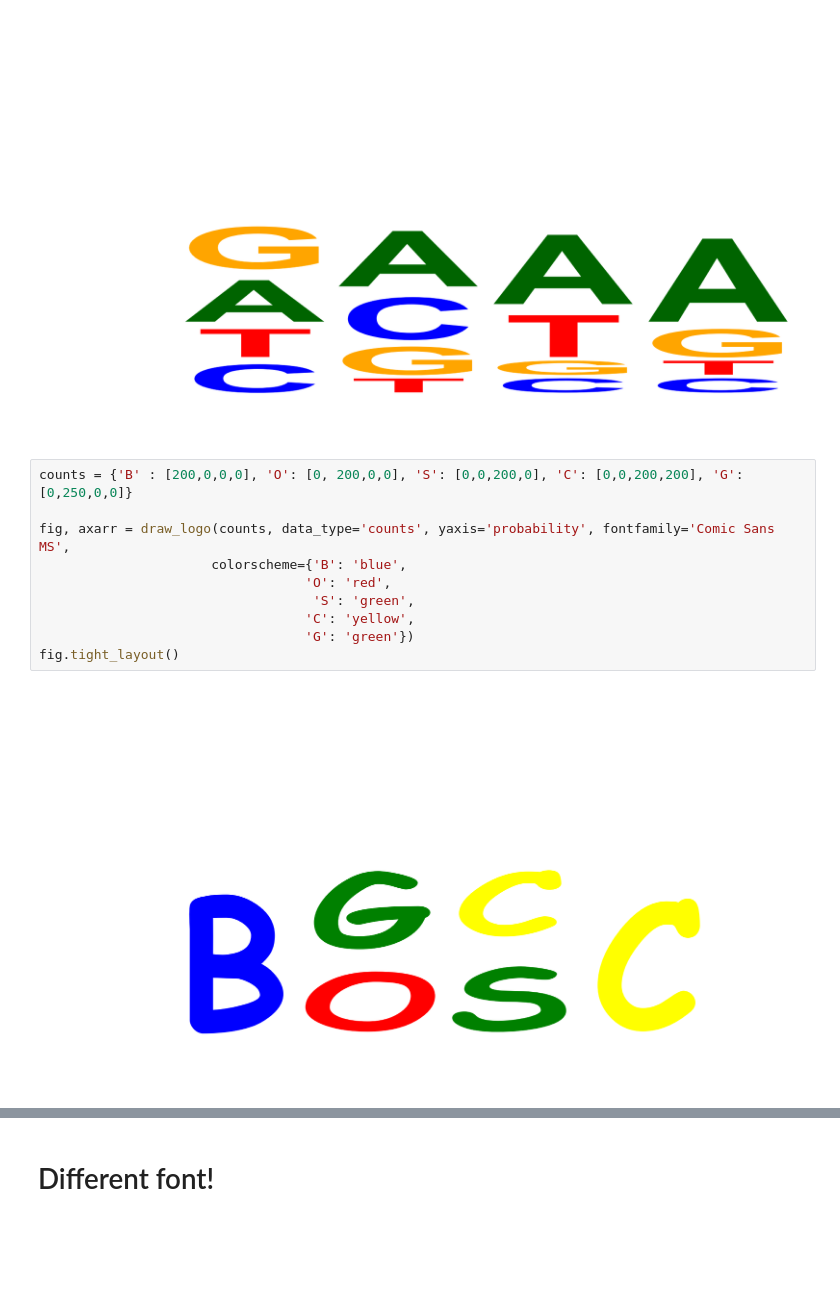
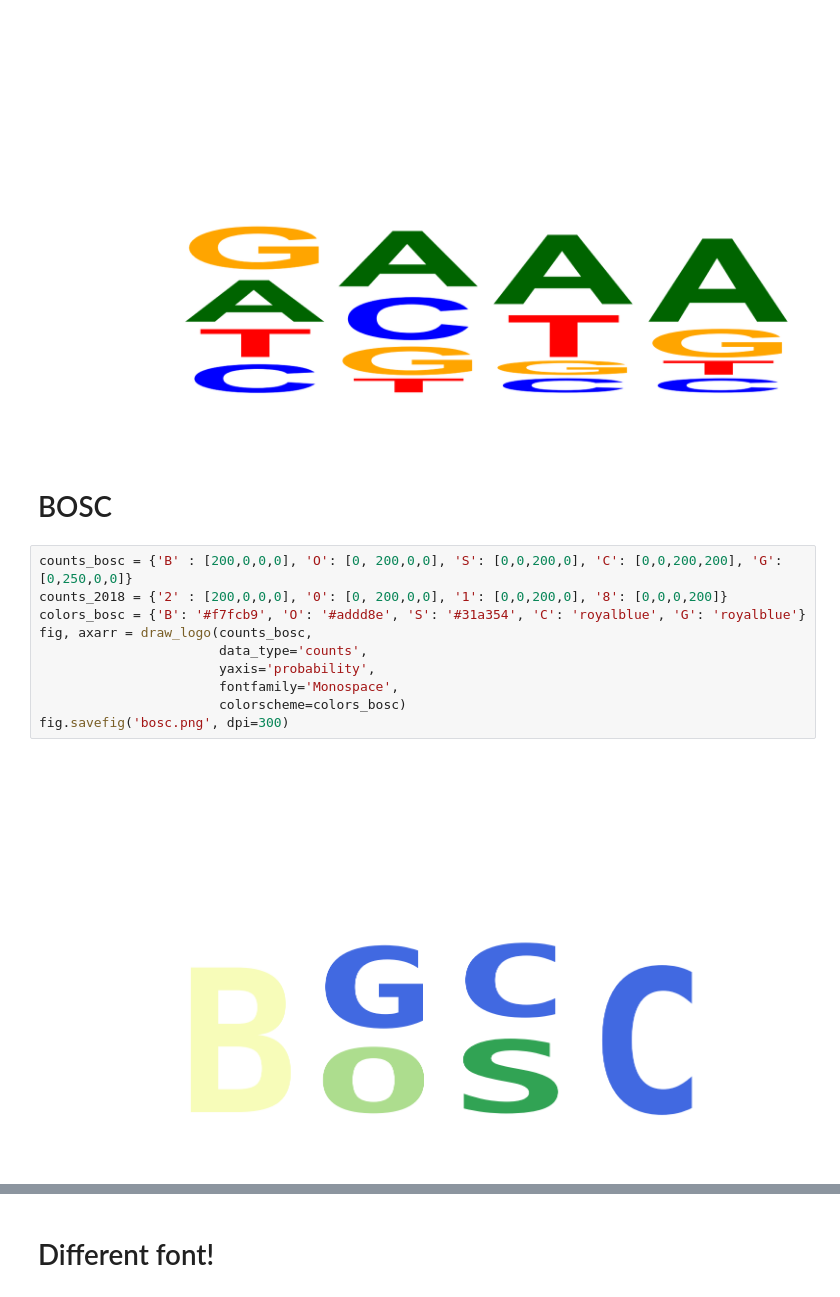
Before and after one commit to saketkc/pyseqlogo, a Jupyter notebook: notebooks/Example01.ipynb, the cells around one changed output, grey strips where cells are left out. Saved outputs shown, nothing was run; the diff lists cells and outputs as text; blank space fills up the shorter version.

```diff
--- a/notebooks/Example01.ipynb
+++ b/notebooks/Example01.ipynb
@@ -316,15 +257,17 @@ fig, axarr = draw_logo(counts, data_type='counts', yaxis='probability')
 fig.tight_layout()
 # %% [output]
 [figure]
+# %% [markdown]
+# BOSC
 # %%
-counts = {'B' : [200,0,0,0], 'O': [0, 200,0,0], 'S': [0,0,200,0], 'C': [0,0,200,200], 'G':[0,250,0,0]}
-
-fig, axarr = draw_logo(counts, data_type='counts', yaxis='probability', fontfamily='Comic Sans MS',
-                      colorscheme={'B': 'blue',
-                                  'O': 'red',
-                                   'S': 'green',
-                                  'C': 'yellow',
-                                  'G': 'green'})
-fig.tight_layout()
+counts_bosc = {'B' : [200,0,0,0], 'O': [0, 200,0,0], 'S': [0,0,200,0], 'C': [0,0,200,200], 'G':[0,250,0,0]}
+counts_2018 = {'2' : [200,0,0,0], '0': [0, 200,0,0], '1': [0,0,200,0], '8': [0,0,0,200]}
+colors_bosc = {'B': '#f7fcb9', 'O': '#addd8e', 'S': '#31a354', 'C': 'royalblue', 'G': 'royalblue'}
+fig, axarr = draw_logo(counts_bosc,
+                       data_type='counts',
+                       yaxis='probability',
+                       fontfamily='Monospace',
+                       colorscheme=colors_bosc)
+fig.savefig('bosc.png', dpi=300)
 # %% [output]
-[figure, old version]
+[figure, new version]
```
Also changed, not shown: parts of 27 cells of this notebook, 1 other file.
